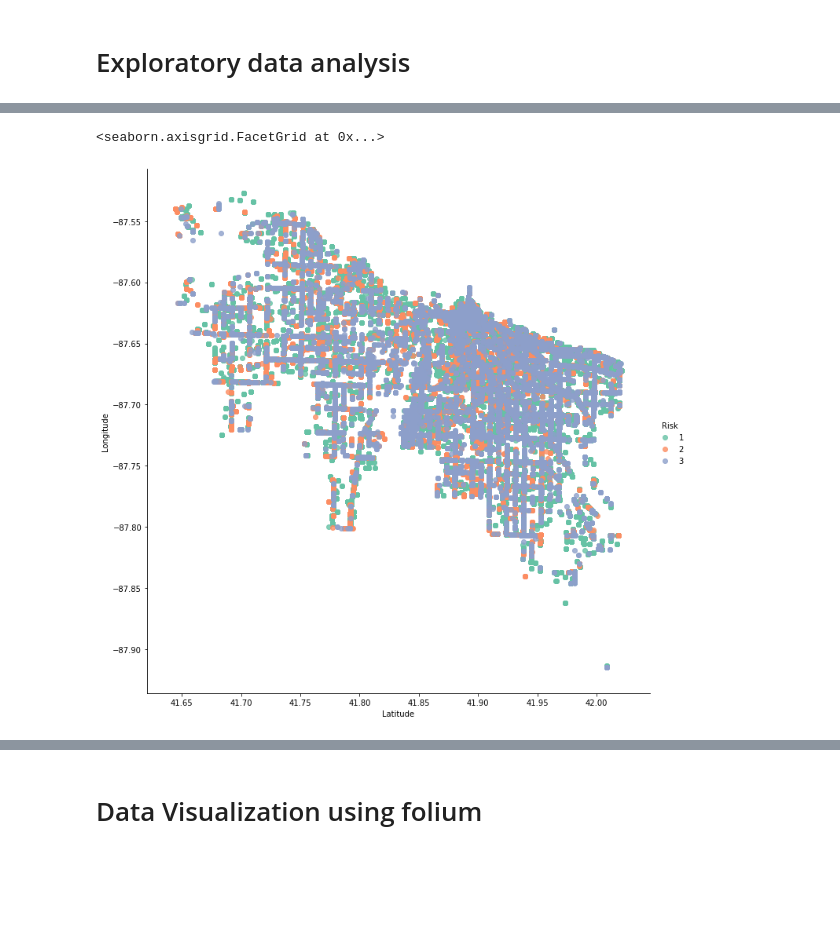
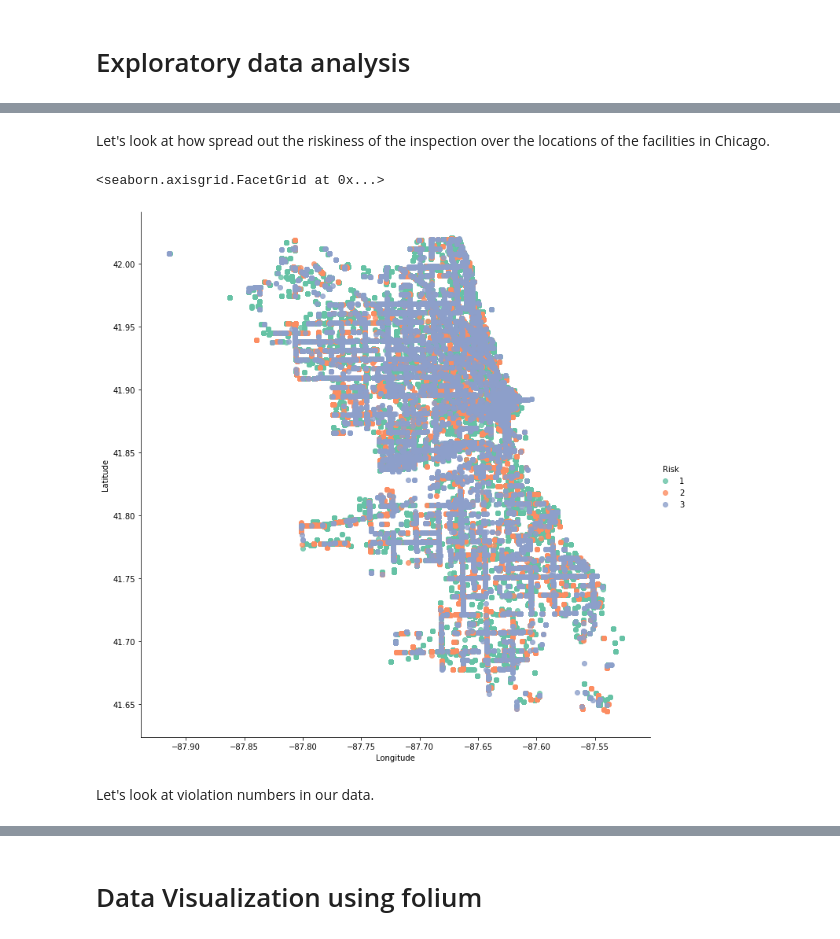
Before and after one commit to aaag97/ada-2019-project-databusters, a Jupyter notebook: Exploratory Data Analysis CFI.ipynb, the cells around one changed output, grey strips where cells are left out. Drawn from its saved outputs; the diff is of its cells as text; code cells hidden in the pictures; blank space fills up the shorter version.

```diff
--- a/Exploratory Data Analysis CFI.ipynb
+++ b/Exploratory Data Analysis CFI.ipynb
@@ -32,0 +34,7 @@ plt.show()
+# %%
+inspections['Inspection Year'] =  [x.year for x in inspections['Inspection Date']]
+inspections['Inspection Month'] =  [x.month for x in inspections['Inspection Date']]
+group_by_inspection_date = inspections.groupby(by=['Inspection Year', 'Inspection Month']).size().reset_index(name="Count")
+group_by_inspection_date = group_by_inspection_date.sort_values(by=['Inspection Year', 'Inspection Month'], ascending = True)
+group_by_inspection_date = group_by_inspection_date.set_index(['Inspection Year', 'Inspection Month'])
+group_by_inspection_date
@@ -80,0 +139,4 @@ Name: Results, Length: 109, dtype: int64
+# %%
+group_by_result.plot(kind="bar")
+plt.rcParams["figure.figsize"] = (16,8)
+plt.show()
@@ -80,0 +149,7 @@ Name: Results, Length: 109, dtype: int64
+# %%
+group_by_facilitytype_result = inspections.groupby(by=['Facility Type', 'Results']).size().reset_index(name="Count")
+df = pd.pivot_table(group_by_facilitytype_result,  values='Count',  columns=['Results'],
+                    index = "Facility Type", aggfunc=np.sum, fill_value=0)
+df.plot(kind="bar")
+plt.rcParams["figure.figsize"] = (16,8)
+plt.show()
@@ -80,0 +160,9 @@ Name: Results, Length: 109, dtype: int64
+# %%
+facility_type_without_restaurants = inspections[inspections['Facility Type'] != 'Restaurant']
+group_by_facilitytype_result_no_restaurants = facility_type_without_restaurants\
+                                            .groupby(by=['Facility Type', 'Results']).size().reset_index(name="Count")
+df = pd.pivot_table(group_by_facilitytype_result_no_restaurants, values='Count',
+                    columns=['Results'], index = "Facility Type", aggfunc=np.sum, fill_value=0)
+df.plot(kind="bar")
+plt.rcParams["figure.figsize"] = (10,4)
+plt.show()
@@ -81,9 +171,13 @@ Name: Results, Length: 109, dtype: int64
+# %% [markdown]
+Let's look at how spread out the riskiness of the inspection over the locations of the facilities in Chicago.
 # %%
-sns.lmplot(x = 'Latitude', y ='Longitude',
+sns.lmplot(x = 'Longitude', y ='Latitude',
            data = inspections,
            hue = "Risk",
            height = 10,
            palette="Set2", fit_reg = False)
 # %% [output]
 <seaborn.axisgrid.FacetGrid at 0x...>
-[figure, old version]
+[figure, new version]
+# %% [markdown]
+Let's look at violation numbers in our data.
```
Also changed, not shown: parts of 28 cells of this notebook, 1 other file.
